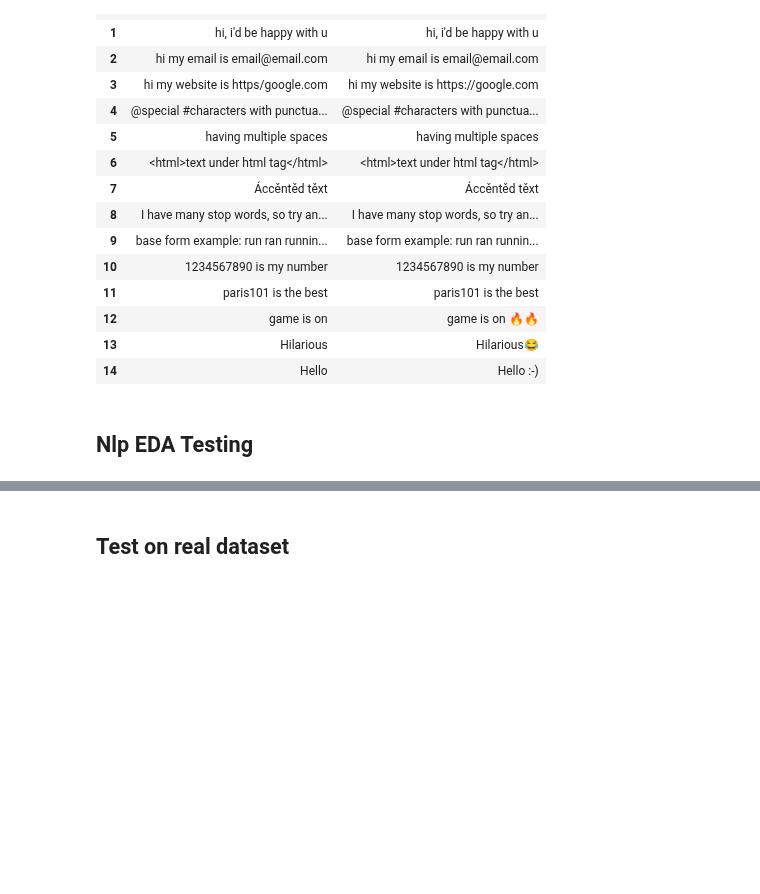
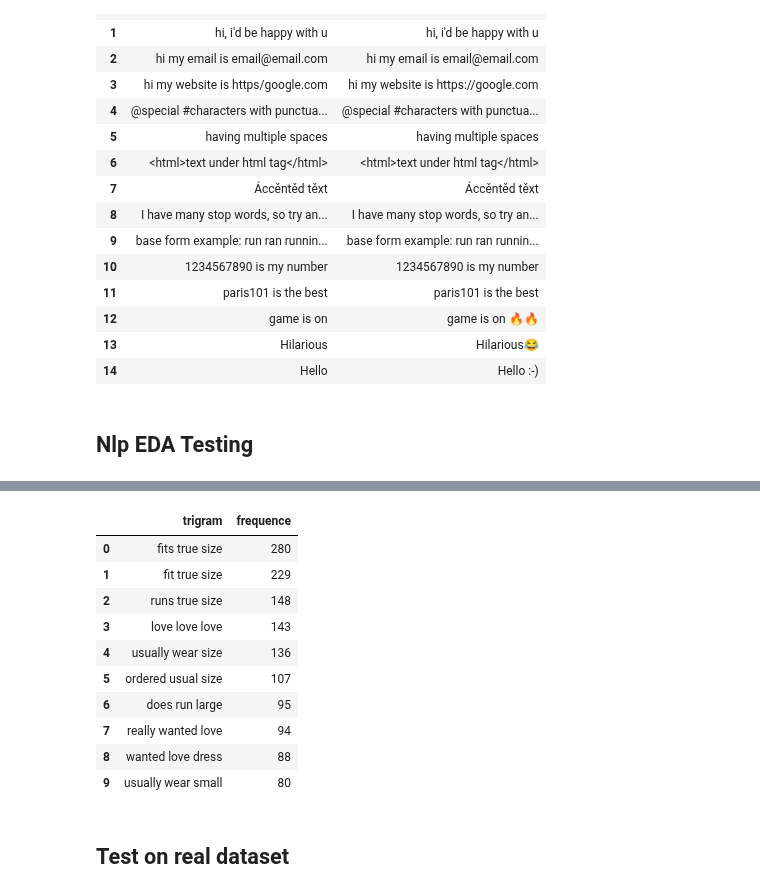
Before and after one commit to Elysian01/Data-Purifier, a Jupyter notebook: test.ipynb, the cells around one changed output, grey strips where cells are left out. Drawn from its saved outputs; the diff is of its cells as text; code cells hidden in the pictures; blank space fills up the shorter version.

```diff
--- a/test.ipynb
+++ b/test.ipynb
@@ -183,12 +186,12 @@ pure.df
 # %% [markdown]
 ## Nlp EDA Testing
 # %%
-# nlp_df = pd.read_csv("datasets/twitter16m.csv", header=None, encoding='latin-1')
+# nlp_df = pd.read_csv("inputs/twitter16m.csv", header=None, encoding='latin-1')
 # nlp_df = nlp_df[[5,0]] # selecting only the tweets column and the sentiment
 # nlp_df.columns = ["tweets","sentiment"]
 # nlp_df.head()
 
-nlp_df = pd.read_csv("datasets/womens_clothing_e-commerce_reviews.csv")
+nlp_df = dp.load_dataset("womens_clothing_e-commerce_reviews")
 nlp_df = nlp_df[["Review Text", "Positive Feedback Count"]]
 nlp_df.columns = ["review", "rating"]
 nlp_df.head()
@@ -197,5 +211,5 @@ nlp_df.isnull().sum()
 # %%
 # eda = Nlpeda(nlp_df, "tweets", analyse="basic")
 
-# eda = Nlpeda(nlp_df, "review", analyse="basic")
-eda = Nlpeda(nlp_df, "review", analyse="word")
+eda = Nlpeda(nlp_df, "review", analyse="basic")
+# eda = Nlpeda(nlp_df, "review", analyse="word")
@@ -202,5 +225,17 @@ eda = Nlpeda(nlp_df, "review", analyse="word")
 # %%
-eda.bigram_df
+eda.trigram_df
+# %% [output]
+|  | trigram | frequence |
+| 0 | fits true size | 280 |
+| 1 | fit true size | 229 |
+| 2 | runs true size | 148 |
+| 3 | love love love | 143 |
+| 4 | usually wear size | 136 |
+| 5 | ordered usual size | 107 |
+| 6 | does run large | 95 |
+| 7 | really wanted love | 94 |
+| 8 | wanted love dress | 88 |
+| 9 | usually wear small | 80 |
 # %% [markdown]
 ## Test on real dataset
 # %%
```
Also changed, not shown: parts of 18 cells of this notebook, 3 other files.
